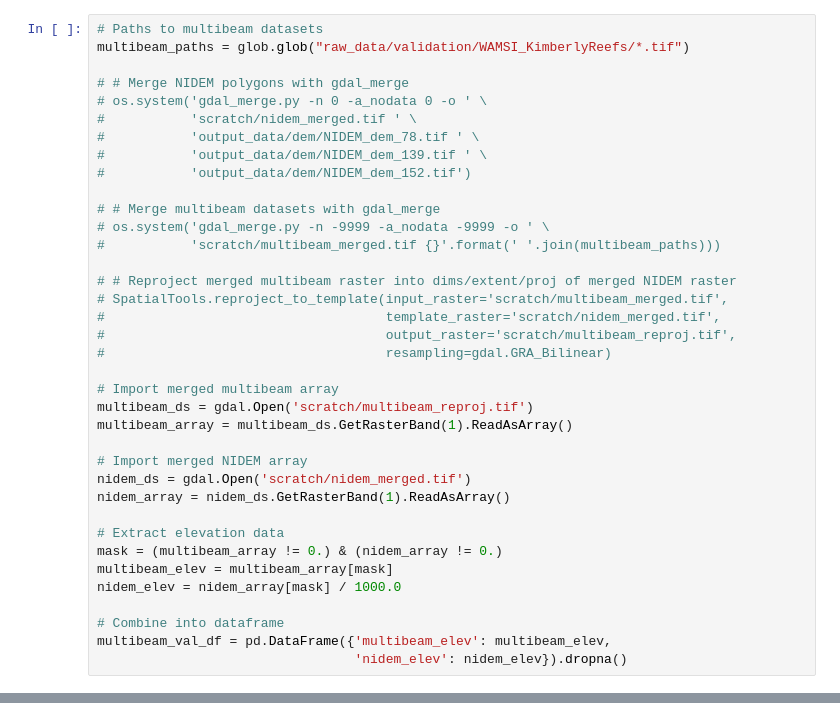
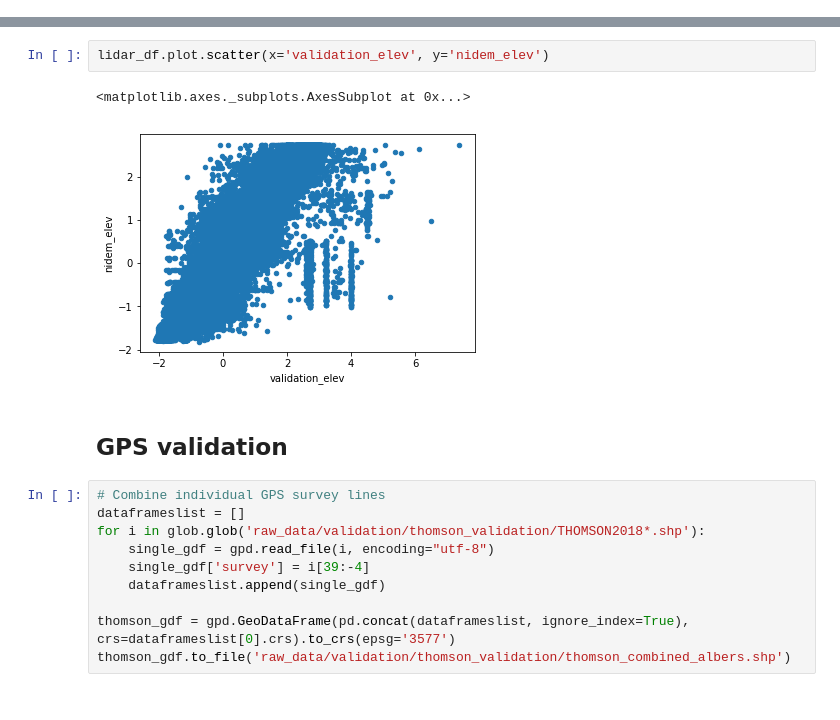
Before and after one commit to robbibt/nidem_visualisations, a Jupyter notebook: NIDEM_validation.ipynb, the cells around one changed output, grey strips where cells are left out. Cells and saved outputs as stored; diff of their text form.

Commit message:
Update validation code

```diff
--- a/NIDEM_validation.ipynb
+++ b/NIDEM_validation.ipynb
@@ -203,37 +0,0 @@ lidar_val_df = lidar_val_df.sample(20000)
-# %%
-# Paths to multibeam datasets
-multibeam_paths = glob.glob("raw_data/validation/WAMSI_KimberlyReefs/*.tif")
-
-# # Merge NIDEM polygons with gdal_merge
-# os.system('gdal_merge.py -n 0 -a_nodata 0 -o ' \
-#           'scratch/nidem_merged.tif ' \
-#           'output_data/dem/NIDEM_dem_78.tif ' \
-#           'output_data/dem/NIDEM_dem_139.tif ' \
-#           'output_data/dem/NIDEM_dem_152.tif')
-
-# # Merge multibeam datasets with gdal_merge
-# os.system('gdal_merge.py -n -9999 -a_nodata -9999 -o ' \
-#           'scratch/multibeam_merged.tif {}'.format(' '.join(multibeam_paths)))
-
-# # Reproject merged multibeam raster into dims/extent/proj of merged NIDEM raster
-# SpatialTools.reproject_to_template(input_raster='scratch/multibeam_merged.tif',
-#                                    template_raster='scratch/nidem_merged.tif',
-#                                    output_raster='scratch/multibeam_reproj.tif',
-#                                    resampling=gdal.GRA_Bilinear)
-
-# Import merged multibeam array
-multibeam_ds = gdal.Open('scratch/multibeam_reproj.tif')
-multibeam_array = multibeam_ds.GetRasterBand(1).ReadAsArray()
-
-# Import merged NIDEM array
-nidem_ds = gdal.Open('scratch/nidem_merged.tif')
-nidem_array = nidem_ds.GetRasterBand(1).ReadAsArray()
-
-# Extract elevation data
-mask = (multibeam_array != 0.) & (nidem_array != 0.)
-multibeam_elev = multibeam_array[mask]
-nidem_elev = nidem_array[mask] / 1000.0
-
-# Combine into dataframe
-multibeam_val_df = pd.DataFrame({'multibeam_elev': multibeam_elev,
-                                 'nidem_elev': nidem_elev}).dropna()
@@ -280,0 +208,17 @@ NameError: name 'pd' is not defined
+# %%
+lidar_df.plot.scatter(x='validation_elev', y='nidem_elev')
+# %% [output]
+<matplotlib.axes._subplots.AxesSubplot at 0x...>
+[figure, added]
+# %% [markdown]
+## GPS validation
+# %%
+# Combine individual GPS survey lines
+dataframeslist = []
+for i in glob.glob('raw_data/validation/thomson_validation/THOMSON2018*.shp'):
+    single_gdf = gpd.read_file(i, encoding="utf-8")
+    single_gdf['survey'] = i[39:-4]
+    dataframeslist.append(single_gdf)
+
+thomson_gdf = gpd.GeoDataFrame(pd.concat(dataframeslist, ignore_index=True), crs=dataframeslist[0].crs).to_crs(epsg='3577')
+thomson_gdf.to_file('raw_data/validation/thomson_validation/thomson_combined_albers.shp')
```
Also changed, not shown: parts of 45 cells of this notebook, 3 other files.
